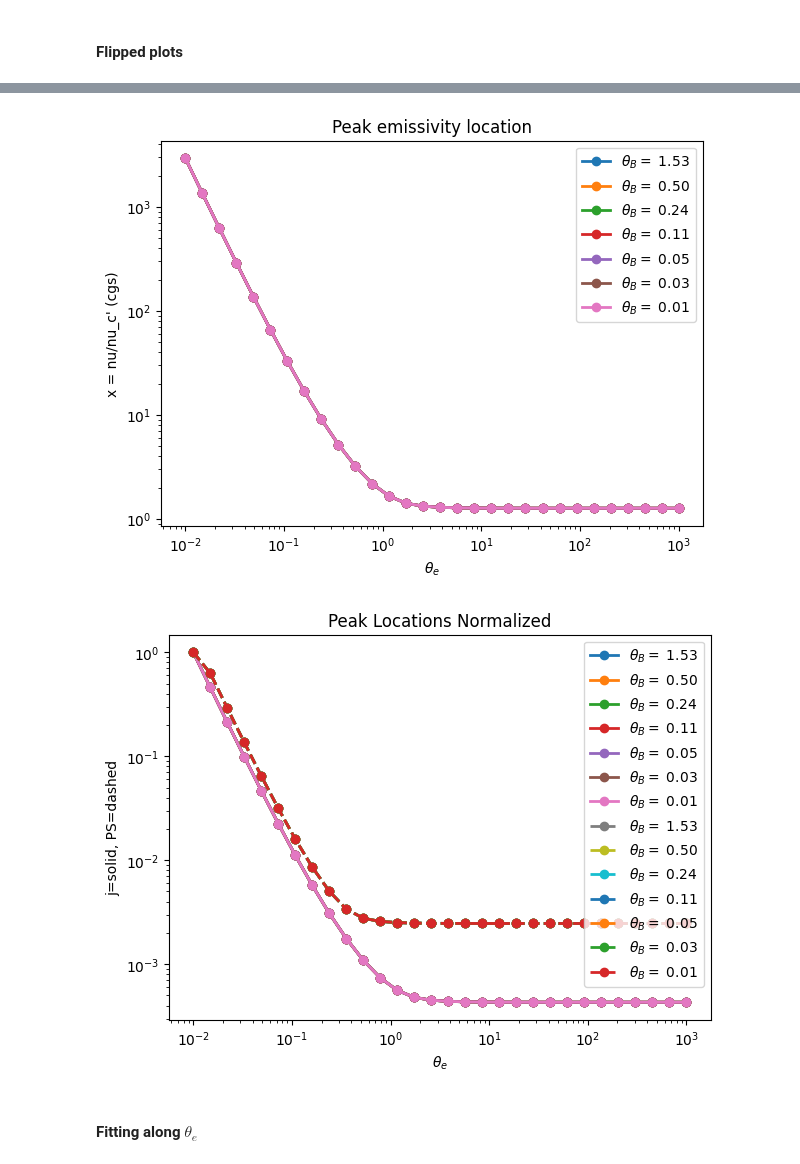
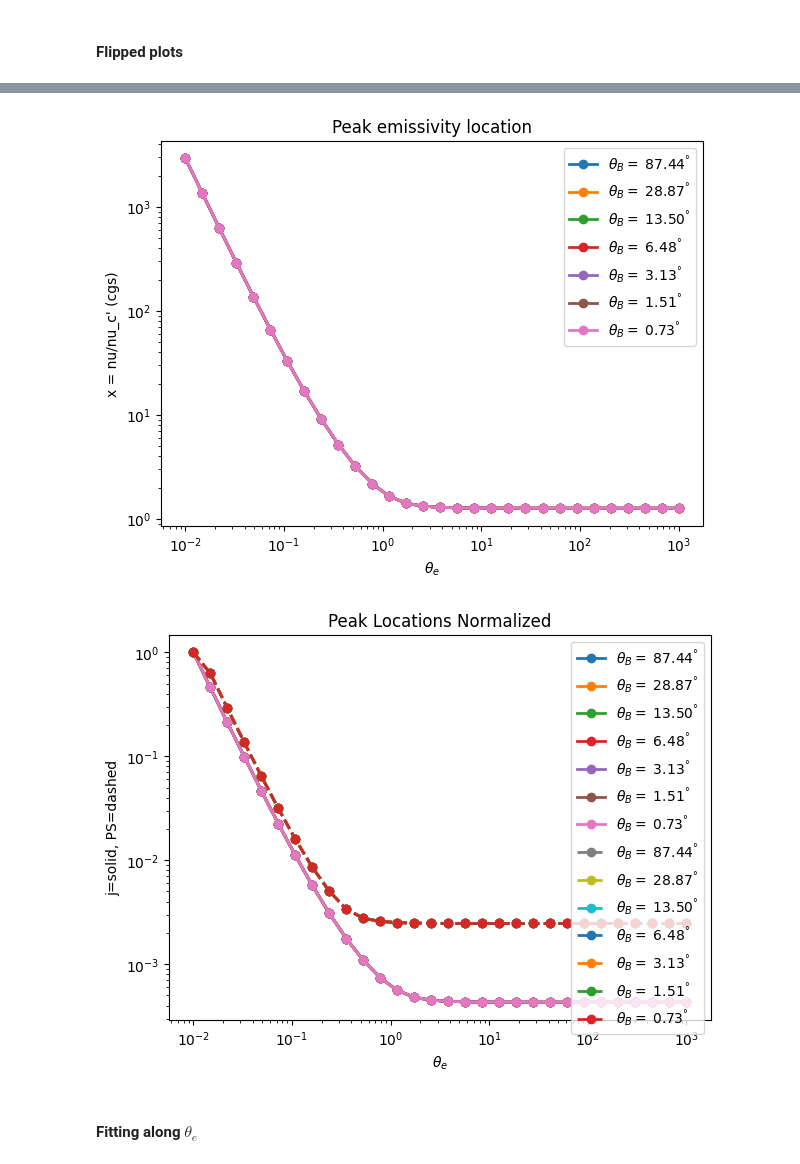
Before and after one commit to Aaron-Barrios/Aperture4, a Jupyter notebook: problems/gr_2d_kerr_schild/analysis_folder/access_data.ipynb, the cells around one changed output, grey strips where cells are left out. Saved outputs shown, nothing was run; the diff lists cells and outputs as text; code cells hidden in the pictures.

```diff
--- a/problems/gr_2d_kerr_schild/analysis_folder/access_data.ipynb
+++ b/problems/gr_2d_kerr_schild/analysis_folder/access_data.ipynb
@@ -410,7 +416,7 @@ def jIslow(nu, n, B, theta_e, theta_B):
     return top/bot
 # %%
 # Thermal Synchrotron Integral and Total Emissivity (more accurate)
-def II_vec(x, theta_e):
+def get_II_vec(x, theta_e):
     # x can be an array; vectorize the z integral with quad_vec
     x = np.atleast_1d(x)
 
@@ -421,12 +427,12 @@ def II_vec(x, theta_e):
     result, _ = quad_vec(integrand, 1./theta_e, np.inf, args=(x,), epsabs=1e-11, epsrel=1e-11)
     return result / x
 
-def jI(nu, n, B, theta_e, theta_B, nuOvernucp=[]):
-    nu_c = nuc_prime(B, theta_e, theta_B)
+def get_jI(nu, n, B, theta_e, theta_B, nuOvernucp=[]):
+    nu_c = get_nuc_prime(B, theta_e, theta_B)
     x = nu / nu_c
     if(len(nuOvernucp) != 0): x = nuOvernucp; nu = x*nu_c
     prefactor = (n * q_e**2 * nu / (np.sqrt(3.)*kv(2., 1./theta_e)*c*theta_e))
-    # II_vec handles both scalar and array x
-    return prefactor * II_vec(x, theta_e)
+    # get_II_vec handles both scalar and array x
+    return prefactor * get_II_vec(x, theta_e)
 # %%
 nuOvernucp = np.logspace(np.log10(minnuRel), np.log10(maxnuRel), 100)
@@ -487,12 +493,16 @@ plt.show()
 _x_grid = np.logspace(np.log10(minnuRel), np.log10(maxnuRel), 2000)
 
 def build_ii_cache(theta_e):
-    _ii_grid = II_vec(_x_grid, theta_e)
-    ii_spline = CubicSpline(np.log(_x_grid), np.log(_ii_grid))
+    _ii_grid = get_II_vec(_x_grid, theta_e)
+    # mask non-positive / non-finite values to keep log safe
+    mask = np.isfinite(_ii_grid) & (_ii_grid > 0)
+    x_masked = _x_grid[mask]
+    ii_masked = _ii_grid[mask]
+    ii_spline = CubicSpline(np.log(x_masked), np.log(ii_masked), extrapolate=True)
     return ii_spline
 
-def maxvals(theta_e, theta_B, printVals=False):
-    nu_c = nuc_prime(B, theta_e, theta_B)
+def get_maxvals(theta_e, theta_B, printVals=False):
+    nu_c = get_nuc_prime(B, theta_e, theta_B)
     ii_spline = build_ii_cache(theta_e)
 
     def jI_from_x(x):
@@ -512,7 +522,8 @@ def maxvals(theta_e, theta_B, printVals=False):
         print(f"Peak Value (cgs): {-res_emiss.fun:.6e}, {-res_PS.fun:.6e}")
     return -res_emiss.fun, -res_PS.fun
 # %%
-theta_e = 10.
-maxvals(theta_e, theta_B, True);
+theta_e = 1.
+theta_B = np.pi/3.
+get_maxvals(theta_e, theta_B, True);
 # %% [output]
 --- Emissivity + Power Spectrum Peak ---
@@ -811,7 +832,8 @@ def normed(arr): return arr/max(arr)
 theta_es = np.logspace(-2, 3, 30)
 # theta_es = np.linspace(1e-2, 1e3, 30)
 theta_Bs = np.flip(np.arcsin(np.logspace(-2, np.log10(0.999), 20)))
-peakPeaksP = np.transpose([(returnPeaks(theta_e, theta_Bs,True)) for theta_e in theta_es], (1, 0, 2))
+# Call once with both arrays to leverage ii_spline caching (30 cache builds instead of 600)
+peakPeaksP = np.array(returnPeaks(theta_es, theta_Bs, get_pos=True, get_theta_B_first=False))
 peakPeaksPFlipped = peakPeaksP.transpose((0, 2, 1))
 # %%
 #Flipped plot
@@ -844,22 +866,22 @@ plt.legend(); plt.show()
 # %%
 plt.figure(figsize=(7, 5))
-[plt.plot(theta_es, peakPeaksPFlipped[2][i], lw=2, label=fr"$\theta_B =$ {theta_Bs[i]:.2f} ", marker="o") for i in range(0,len(theta_Bs),3)]
+[plt.plot(theta_es, peakPeaksPFlipped[2][i], lw=2, label=fr"$\theta_B =$ {angle(theta_Bs[i]):.2f}$^\degree$", marker="o") for i in range(0,len(theta_Bs),3)]
 plt.yscale('log'); plt.xscale('log')
 plt.xlabel(r"$\theta_e$"); plt.ylabel(fr"x = nu/nu_c' (cgs)")
 plt.title("Peak emissivity location")
 plt.legend(); plt.show()
 # %% [output]
-[figure, old version]
+[figure, new version]
 # %%
 plt.figure(figsize=(7, 5))
-[plt.plot(theta_es, normed(peakPeaksPFlipped[2][i]), lw=2, label=fr"$\theta_B =$ {theta_Bs[i]:.2f} ", marker="o") for i in range(0,len(theta_Bs),3)]
-[plt.plot(theta_es, normed(peakPeaksPFlipped[3][i]), lw=2, label=fr"$\theta_B =$ {theta_Bs[i]:.2f} ", marker="o",ls="dashed") for i in range(0,len(theta_Bs),3)]
+[plt.plot(theta_es, normed(peakPeaksPFlipped[2][i]), lw=2, label=fr"$\theta_B =$ {angle(theta_Bs[i]):.2f}$^\degree$", marker="o") for i in range(0,len(theta_Bs),3)]
+[plt.plot(theta_es, normed(peakPeaksPFlipped[3][i]), lw=2, label=fr"$\theta_B =$ {angle(theta_Bs[i]):.2f}$^\degree$", marker="o",ls="dashed") for i in range(0,len(theta_Bs),3)]
 plt.yscale('log'); plt.xscale('log')
 plt.xlabel(r"$\theta_e$"); plt.ylabel(fr'j=solid, PS=dashed')
 plt.title("Peak Locations Normalized")
 plt.legend(); plt.show()
 # %% [output]
-[figure, old version]
+[figure, new version]
 # %% [markdown]
 #### Fitting along $\theta_e$
 # %% [markdown]
```
Also changed, not shown: parts of 40 cells of this notebook.
